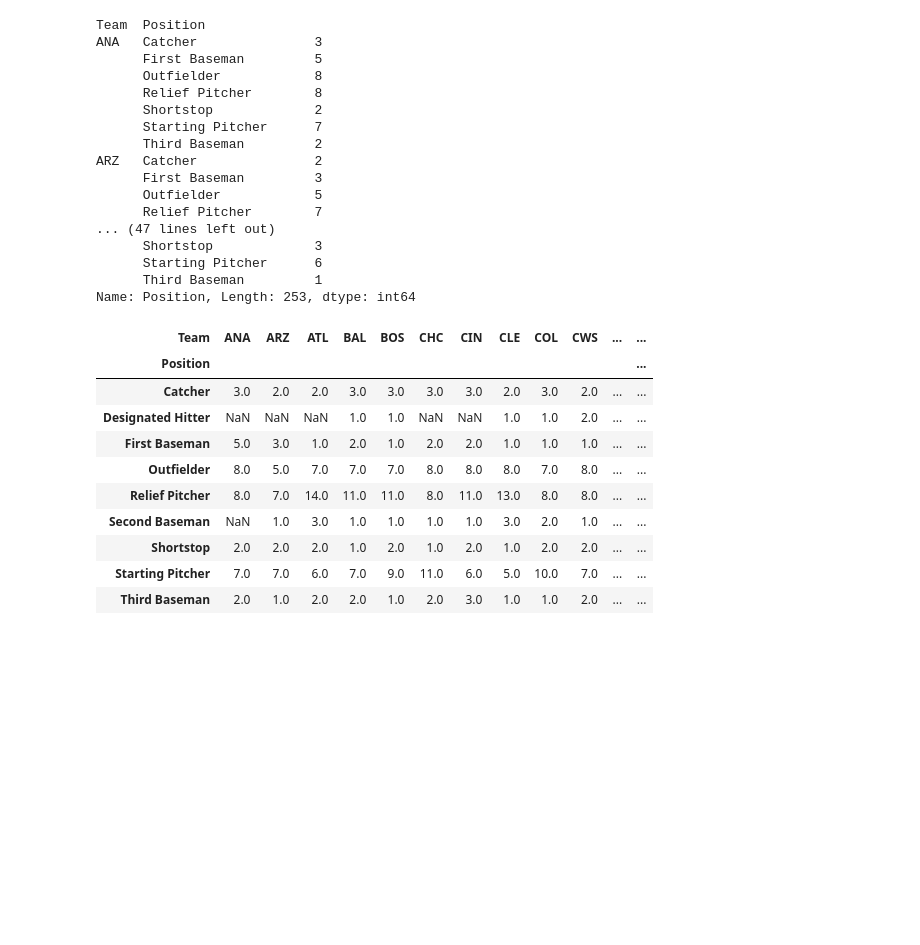
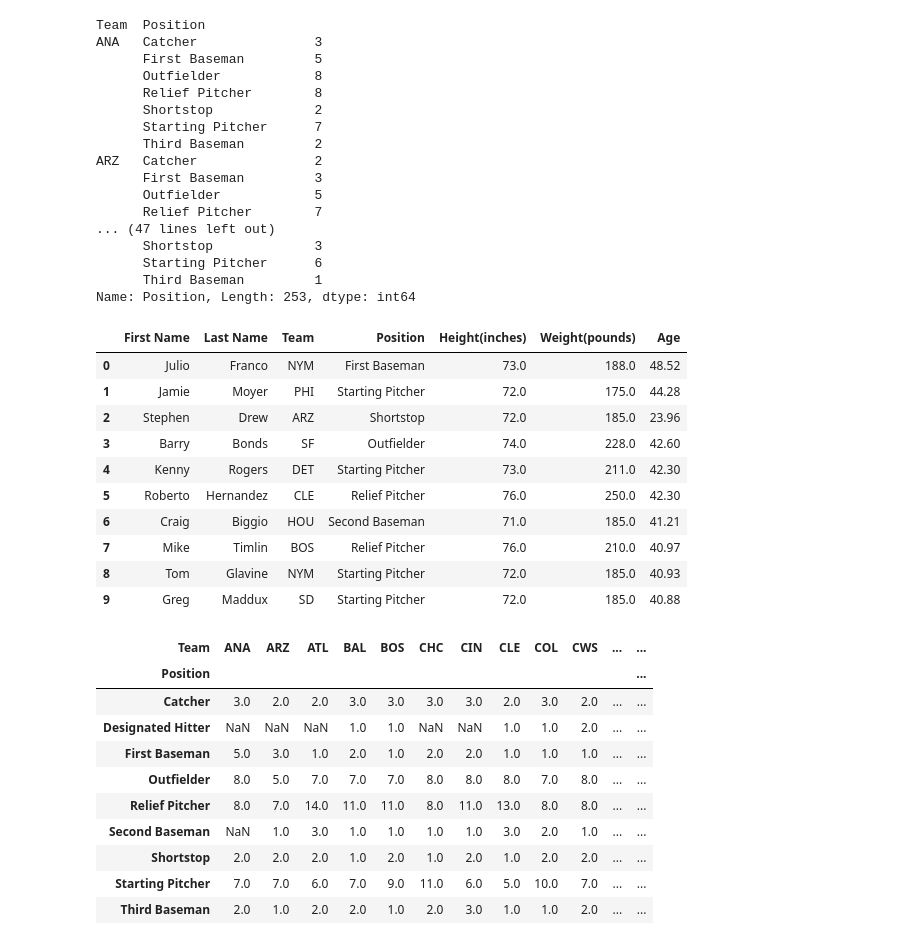
Before and after one commit to liliana3186/DataManipulationPandas, a Jupyter notebook: Data Manipulation with Pandas.ipynb, the cells around one changed output. Cells and saved outputs as stored; diff of their text form; code cells hidden in the pictures; blank space fills up the shorter version.

```diff
--- a/Data Manipulation with Pandas.ipynb
+++ b/Data Manipulation with Pandas.ipynb
@@ -460,6 +470,20 @@ ARZ   Catcher               2
       Starting Pitcher      6
       Third Baseman         1
 Name: Position, Length: 253, dtype: int64
+# %%
+data.head(10)
+# %% [output]
+|  | First Name | Last Name | Team | Position | Height(inches) | Weight(pounds) | Age |
+| 0 | Julio | Franco | NYM | First Baseman | 73.0 | 188.0 | 48.52 |
+| 1 | Jamie | Moyer | PHI | Starting Pitcher | 72.0 | 175.0 | 44.28 |
+| 2 | Stephen | Drew | ARZ | Shortstop | 72.0 | 185.0 | 23.96 |
+| 3 | Barry | Bonds | SF | Outfielder | 74.0 | 228.0 | 42.60 |
+| 4 | Kenny | Rogers | DET | Starting Pitcher | 73.0 | 211.0 | 42.30 |
+| 5 | Roberto | Hernandez | CLE | Relief Pitcher | 76.0 | 250.0 | 42.30 |
+| 6 | Craig | Biggio | HOU | Second Baseman | 71.0 | 185.0 | 41.21 |
+| 7 | Mike | Timlin | BOS | Relief Pitcher | 76.0 | 210.0 | 40.97 |
+| 8 | Tom | Glavine | NYM | Starting Pitcher | 72.0 | 185.0 | 40.93 |
+| 9 | Greg | Maddux | SD | Starting Pitcher | 72.0 | 185.0 | 40.88 |
 # %%
 #pivoting to see data differently
 pvt = data.pivot_table(index=['Position'], columns=['Team'], values='First Name', aggfunc='count')
```
Also changed, not shown: parts of 16 cells of this notebook.
